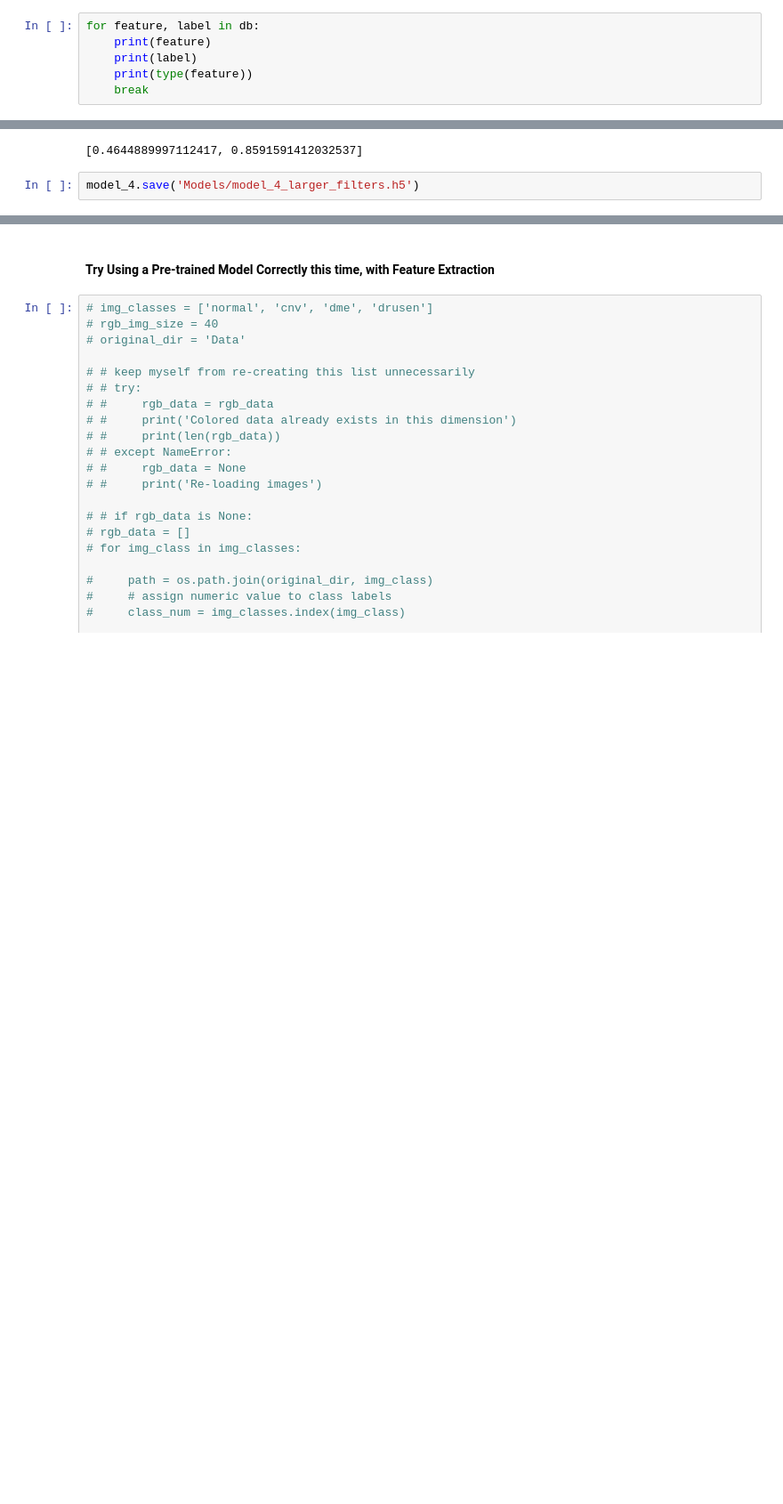
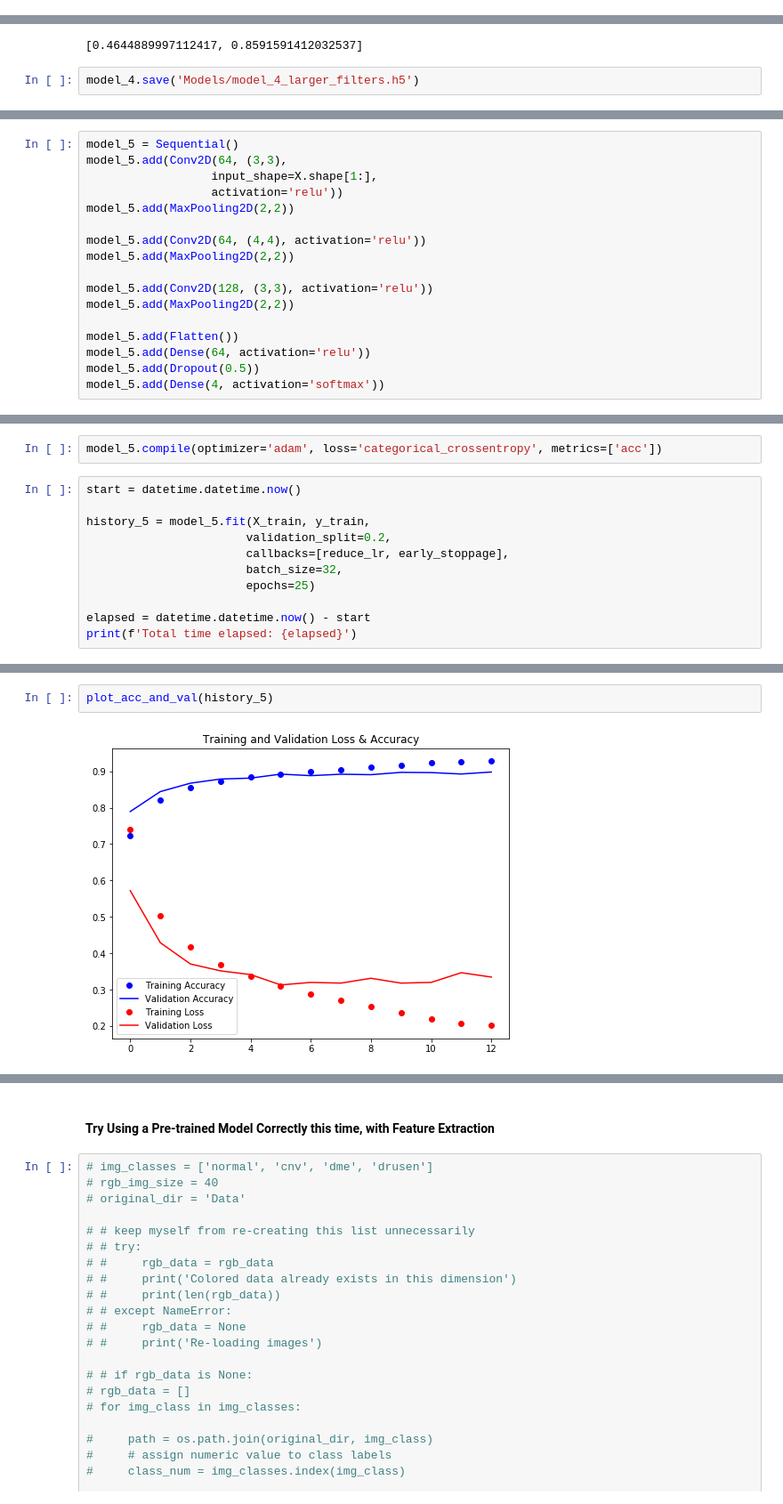
Before and after one commit to MagicMilly/conv-net-computer-vision, a Jupyter notebook: student.ipynb, the cells around one changed output, grey strips where cells are left out. Shown at 89% size. Drawn from its saved outputs; the diff is of its cells as text; blank space fills up the shorter version.

Commit message:
model 5 looking better created function for plotting

```diff
--- a/student.ipynb
+++ b/student.ipynb
@@ -230,9 +210,3 @@ data[0][0].shape
 data[0].shape
 # %% [output]
 (2,)
-# %%
-for feature, label in db:
-    print(feature)
-    print(label)
-    print(type(feature))
-    break
@@ -727,0 +668,17 @@ model_4.save('Models/model_4_larger_filters.h5')
+# %%
+model_5 = Sequential()
+model_5.add(Conv2D(64, (3,3),
+                  input_shape=X.shape[1:],
+                  activation='relu'))
+model_5.add(MaxPooling2D(2,2))
+
+model_5.add(Conv2D(64, (4,4), activation='relu'))
+model_5.add(MaxPooling2D(2,2))
+
+model_5.add(Conv2D(128, (3,3), activation='relu'))
+model_5.add(MaxPooling2D(2,2))
+
+model_5.add(Flatten())
+model_5.add(Dense(64, activation='relu'))
+model_5.add(Dropout(0.5))
+model_5.add(Dense(4, activation='softmax'))
@@ -727,0 +705,13 @@ model_4.save('Models/model_4_larger_filters.h5')
+# %%
+model_5.compile(optimizer='adam', loss='categorical_crossentropy', metrics=['acc'])
+# %%
+start = datetime.datetime.now()
+
+history_5 = model_5.fit(X_train, y_train,
+                       validation_split=0.2,
+                       callbacks=[reduce_lr, early_stoppage],
+                       batch_size=32,
+                       epochs=25)
+
+elapsed = datetime.datetime.now() - start
+print(f'Total time elapsed: {elapsed}')
@@ -727,0 +765,4 @@ model_4.save('Models/model_4_larger_filters.h5')
+# %%
+plot_acc_and_val(history_5)
+# %% [output]
+[figure, added]
```
Also changed, not shown: parts of 64 cells of this notebook.
